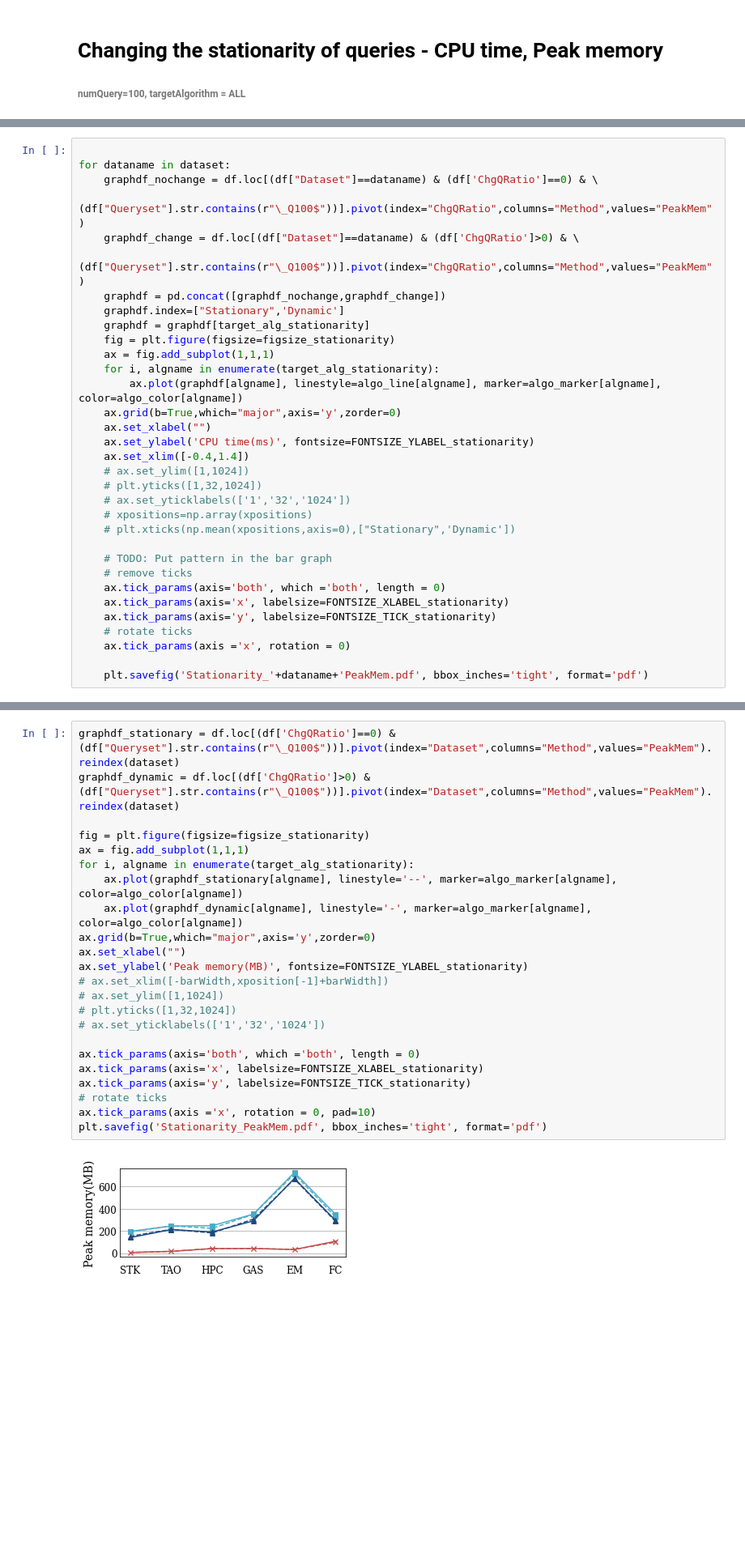
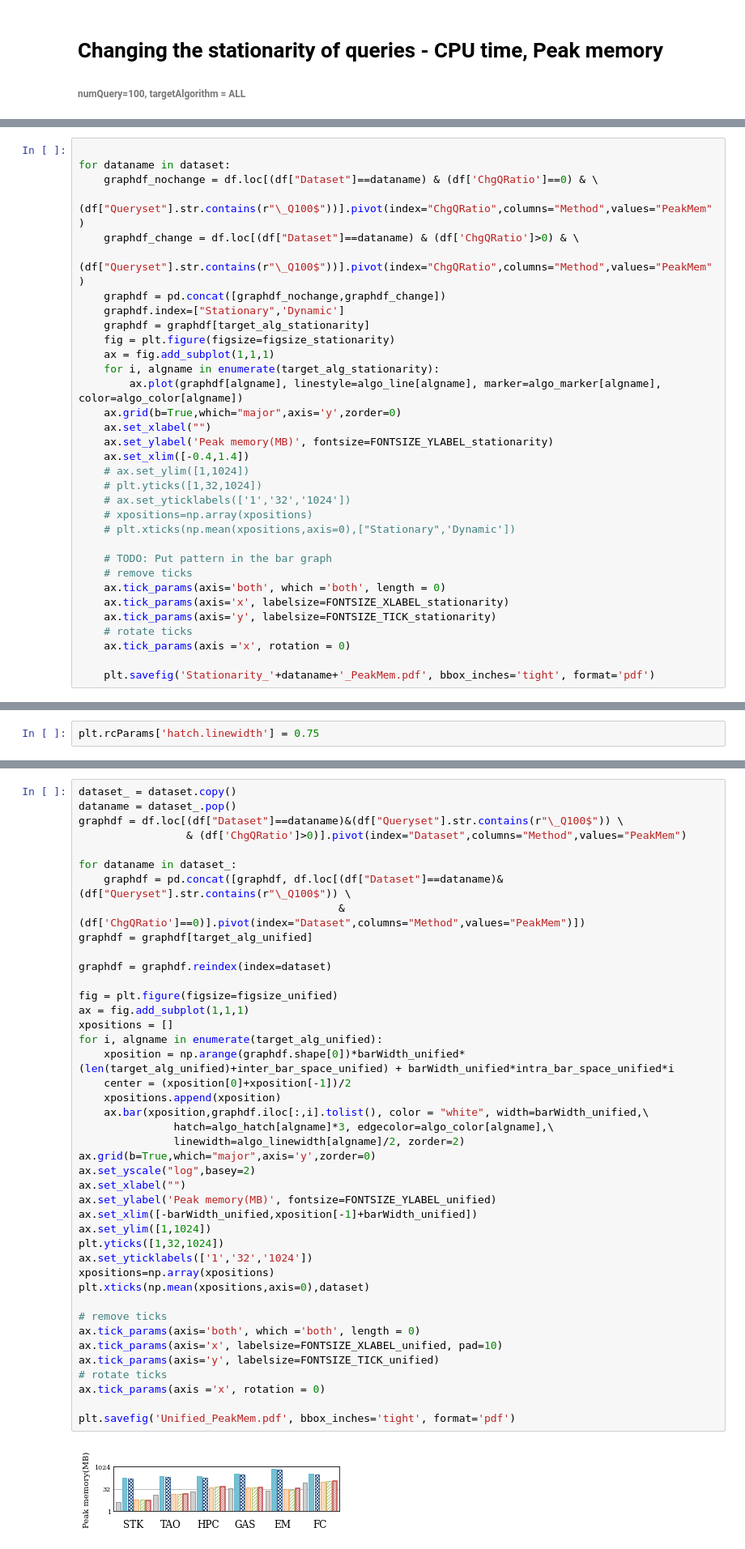
Before and after one commit to YoojuShin/SIGMOD2021LogScript, a Jupyter notebook: figure_script.ipynb, the cells around one changed output, grey strips where cells are left out. Shown at 81% size. Cells and saved outputs as stored; diff of their text form; blank space fills up the shorter version.

```diff
--- a/figure_script.ipynb
+++ b/figure_script.ipynb
@@ -417,7 +420,7 @@ for dataname in dataset:
         ax.plot(graphdf[algname], linestyle=algo_line[algname], marker=algo_marker[algname], color=algo_color[algname])
     ax.grid(b=True,which="major",axis='y',zorder=0)
     ax.set_xlabel("")
-    ax.set_ylabel('CPU time(ms)', fontsize=FONTSIZE_YLABEL_stationarity)
+    ax.set_ylabel('Peak memory(MB)', fontsize=FONTSIZE_YLABEL_stationarity)
     ax.set_xlim([-0.4,1.4])
     # ax.set_ylim([1,1024])
     # plt.yticks([1,32,1024])
@@ -433,5 +436,5 @@ for dataname in dataset:
     # rotate ticks
     ax.tick_params(axis ='x', rotation = 0)
 
-    plt.savefig('Stationarity_'+dataname+'PeakMem.pdf', bbox_inches='tight', format='pdf')
+    plt.savefig('Stationarity_'+dataname+'_PeakMem.pdf', bbox_inches='tight', format='pdf')
 # %% [output]
@@ -443,0 +451,2 @@ for dataname in dataset:
+# %%
+plt.rcParams['hatch.linewidth'] = 0.75
@@ -444,25 +494,44 @@ for dataname in dataset:
 # %%
-graphdf_stationary = df.loc[(df['ChgQRatio']==0) & (df["Queryset"].str.contains(r"\_Q100$"))].pivot(index="Dataset",columns="Method",values="PeakMem").reindex(dataset)
-graphdf_dynamic = df.loc[(df['ChgQRatio']>0) & (df["Queryset"].str.contains(r"\_Q100$"))].pivot(index="Dataset",columns="Method",values="PeakMem").reindex(dataset)
+dataset_ = dataset.copy()
+dataname = dataset_.pop()
+graphdf = df.loc[(df["Dataset"]==dataname)&(df["Queryset"].str.contains(r"\_Q100$")) \
+                 & (df['ChgQRatio']>0)].pivot(index="Dataset",columns="Method",values="PeakMem")
 
-fig = plt.figure(figsize=figsize_stationarity)
+for dataname in dataset_:
+    graphdf = pd.concat([graphdf, df.loc[(df["Dataset"]==dataname)&(df["Queryset"].str.contains(r"\_Q100$")) \
+                                         & (df['ChgQRatio']==0)].pivot(index="Dataset",columns="Method",values="PeakMem")])
+graphdf = graphdf[target_alg_unified]
+
+graphdf = graphdf.reindex(index=dataset)
+
+fig = plt.figure(figsize=figsize_unified)
 ax = fig.add_subplot(1,1,1)
-for i, algname in enumerate(target_alg_stationarity):
-    ax.plot(graphdf_stationary[algname], linestyle='--', marker=algo_marker[algname], color=algo_color[algname])
-    ax.plot(graphdf_dynamic[algname], linestyle='-', marker=algo_marker[algname], color=algo_color[algname])
+xpositions = []
+for i, algname in enumerate(target_alg_unified):
+    xposition = np.arange(graphdf.shape[0])*barWidth_unified*(len(target_alg_unified)+inter_bar_space_unified) + barWidth_unified*intra_bar_space_unified*i
+    center = (xposition[0]+xposition[-1])/2
+    xpositions.append(xposition)
+    ax.bar(xposition,graphdf.iloc[:,i].tolist(), color = "white", width=barWidth_unified,\
+               hatch=algo_hatch[algname]*3, edgecolor=algo_color[algname],\
+               linewidth=algo_linewidth[algname]/2, zorder=2)
 ax.grid(b=True,which="major",axis='y',zorder=0)
+ax.set_yscale("log",basey=2)
 ax.set_xlabel("")
-ax.set_ylabel('Peak memory(MB)', fontsize=FONTSIZE_YLABEL_stationarity)
-# ax.set_xlim([-barWidth,xposition[-1]+barWidth])
-# ax.set_ylim([1,1024])
-# plt.yticks([1,32,1024])
-# ax.set_yticklabels(['1','32','1024'])
+ax.set_ylabel('Peak memory(MB)', fontsize=FONTSIZE_YLABEL_unified)
+ax.set_xlim([-barWidth_unified,xposition[-1]+barWidth_unified])
+ax.set_ylim([1,1024])
+plt.yticks([1,32,1024])
+ax.set_yticklabels(['1','32','1024'])
+xpositions=np.array(xpositions)
+plt.xticks(np.mean(xpositions,axis=0),dataset)
 
+# remove ticks
 ax.tick_params(axis='both', which ='both', length = 0)
-ax.tick_params(axis='x', labelsize=FONTSIZE_XLABEL_stationarity)
-ax.tick_params(axis='y', labelsize=FONTSIZE_TICK_stationarity)
+ax.tick_params(axis='x', labelsize=FONTSIZE_XLABEL_unified, pad=10)
+ax.tick_params(axis='y', labelsize=FONTSIZE_TICK_unified)
 # rotate ticks
-ax.tick_params(axis ='x', rotation = 0, pad=10)
-plt.savefig('Stationarity_PeakMem.pdf', bbox_inches='tight', format='pdf')
+ax.tick_params(axis ='x', rotation = 0)
+
+plt.savefig('Unified_PeakMem.pdf', bbox_inches='tight', format='pdf')
 # %% [output]
-[figure, old version]
+[figure, new version]
```
Also changed, not shown: parts of 16 cells of this notebook.
